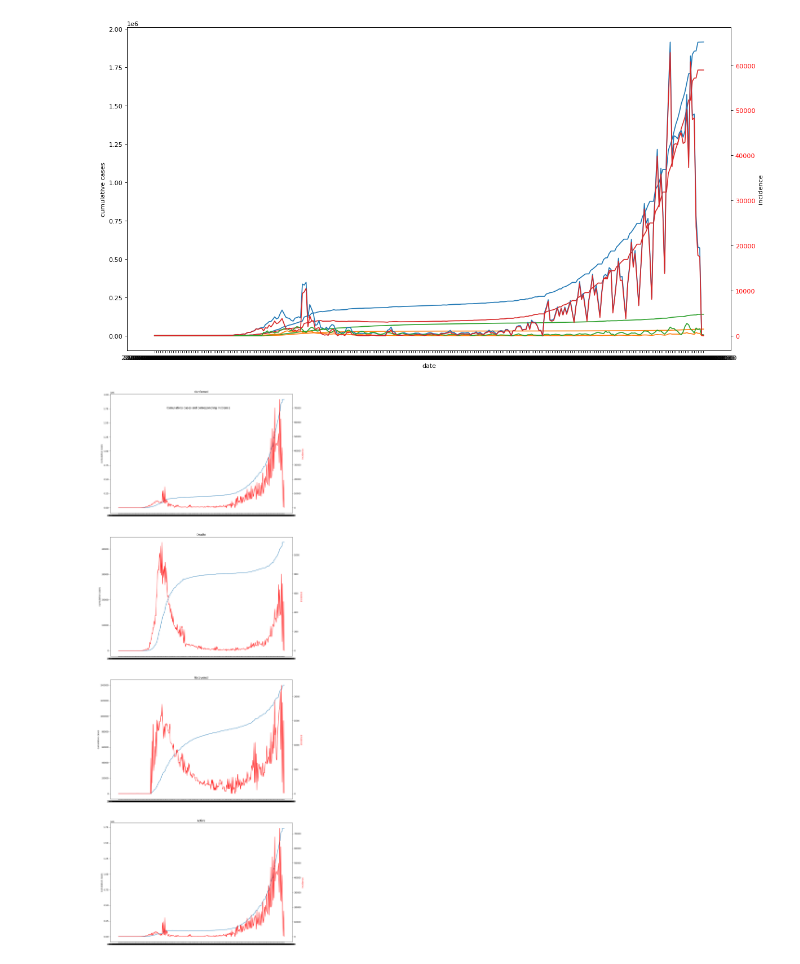
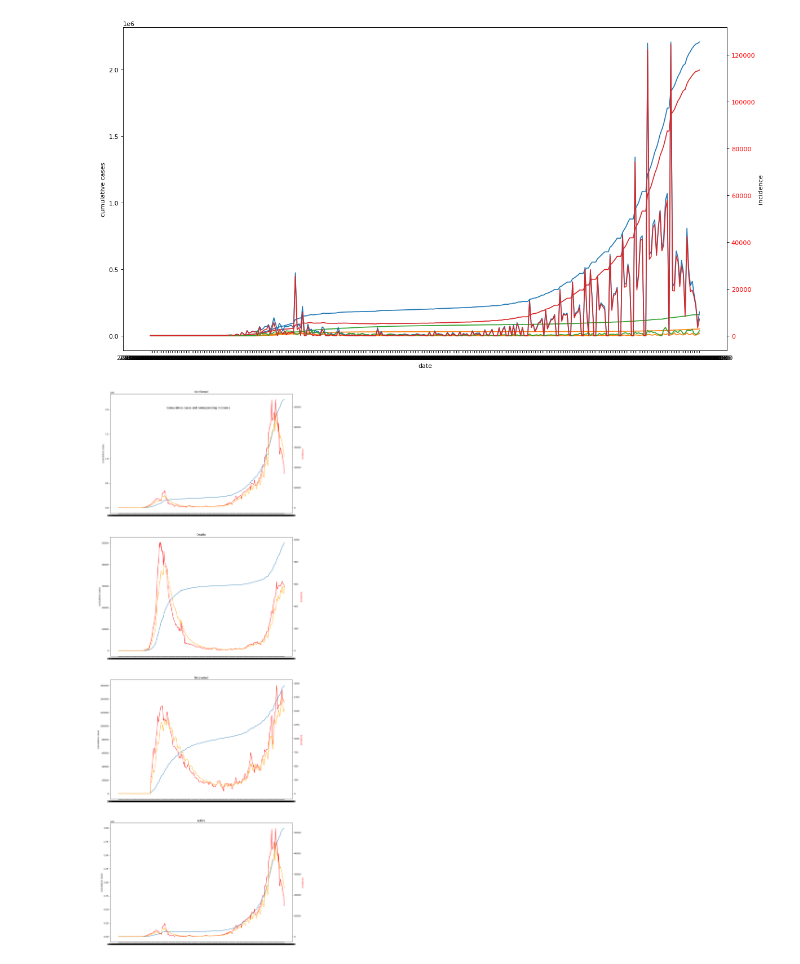
Before and after one commit to Mathonal/Rcomputing_covid19, a Jupyter notebook: 1-API_covid19_request_to_datafiles.ipynb, the cells around one changed output. Saved outputs shown, nothing was run; the diff lists cells and outputs as text; code cells hidden in the pictures.

Commit message:
modify incidence computing in reading APIvalues with 2kind of moving average

```diff
--- a/1-API_covid19_request_to_datafiles.ipynb
+++ b/1-API_covid19_request_to_datafiles.ipynb
@@ -128,0 +140,14 @@ See the caveats in the documentation: https://pandas.pydata.org/pandas-docs/stab
+# %%
+# TEST ON AVERAGING METHODS
+colname = 'Confirmed'
+currentdf = paysdf['France'][[colname]]
+currentdf['Incidence'] = buildbrutIncidence(currentdf,colname)
+currentdf.drop(colname, axis=1,inplace=True)
+#currentdf
+currentdf['Incidence_MM3'] = indicateurMM(currentdf,'Incidence',3)
+currentdf['Incidence_MM7'] = indicateurMM(currentdf,'Incidence',7)
+currentdf['Incidence_MM15'] = indicateurMM(currentdf,'Incidence',15)
+currentdf['Incidence_expMM1'] = indicateurExpMM(currentdf,'Incidence',0.1)
+currentdf['Incidence_expMM2'] = indicateurExpMM(currentdf,'Incidence',0.2)
+currentdf
+currentdf.loc[230:308].plot(kind='line',figsize=(15,15))
@@ -128,0 +174,17 @@ See the caveats in the documentation: https://pandas.pydata.org/pandas-docs/stab
+# %%
+# INCIDENCE BIG INPUT TABLE CONSTRUCTION
+# GET supplementary case from day to day
+columnlists = ['Confirmed','Deaths','Recovered','Active']
+MMAfactor = 7
+
+for paysname in payslist:
+    currentdf = paysdf[paysname]
+    for colname in columnlists:
+        brutname = colname+'_brutincidence'
+        currentdf[colname+'_brutincidence'] = buildbrutIncidence(currentdf,colname)
+        currentdf[colname+'_MMincidence'] = indicateurMM(currentdf,brutname,MMAfactor)
+        currentdf[colname+'_eMMincidence'] = indicateurExpMM(currentdf,brutname,0.1)
+    #
+    filepath = datafolder+'/incidence_'+paysname+'_Table.csv'
+    currentdf.to_csv(filepath,index=False)
+    paysdf[paysname] = currentdf
@@ -142,7 +220,7 @@ for name in ['Confirmed','Deaths','Recovered','Active']:
     ax1.plot(cur_df['Date'], cur_df[name])#, color=colors[i%2]) # plt.plot(x, y, "y-", color=colors[i%2])
 
 #ax1.tick_params(axis='y', labelcolor=color)
-for name in ['Confirmed_Incidence','Deaths_Incidence','Recovered_Incidence','Active_Incidence']:
+for name in ['Confirmed_brutincidence','Deaths_brutincidence','Recovered_brutincidence','Active_brutincidence']:
     ax2.plot(cur_df['Date'], cur_df[name])#, color='red')
 
 ax2.tick_params(axis='y', labelcolor='red')
@@ -150,22 +228,26 @@ ax2.tick_params(axis='y', labelcolor='red')
 fig.tight_layout()  # otherwise the right y-label is slightly clipped
 plt.show()
 # %% [output]
-[figure, old version]
+[figure, new version]
 # %%
+cur_df = paysdf['France']
+
 fig, axs = plt.subplots(4, 1,figsize=(15, 40), dpi=80)
 plt.subplots_adjust(left=None, bottom=None, right=None, top=1, wspace=None, hspace=None)
 fig.suptitle('Cumulatives cases and corresponding incidence')
 
 for nameCat,ax in zip(['Confirmed','Deaths','Recovered','Active'],axs.flat):
     ax.title.set_text(nameCat)
     ax.set_ylabel('cumulative cases')
     axbis = ax.twinx()  # instantiate a second axes that shares the same x-axis
     axbis.set_ylabel('incidence',color='red')  # we already handled the x-label with ax1
 
-    secondname = nameCat+'_Incidence'
+    secondname = nameCat+'_MMincidence'
+    thirdname = nameCat+'_eMMincidence'
     ax.plot(cur_df['Date'], cur_df[nameCat])
     axbis.plot(cur_df['Date'], cur_df[secondname],color='red')
+    axbis.plot(cur_df['Date'], cur_df[thirdname],color='orange')
 
 plt.show()
 # %% [output]
-[figure, old version]
+[figure, new version]
```
Also changed, not shown: parts of 5 cells of this notebook, 17 other files.
